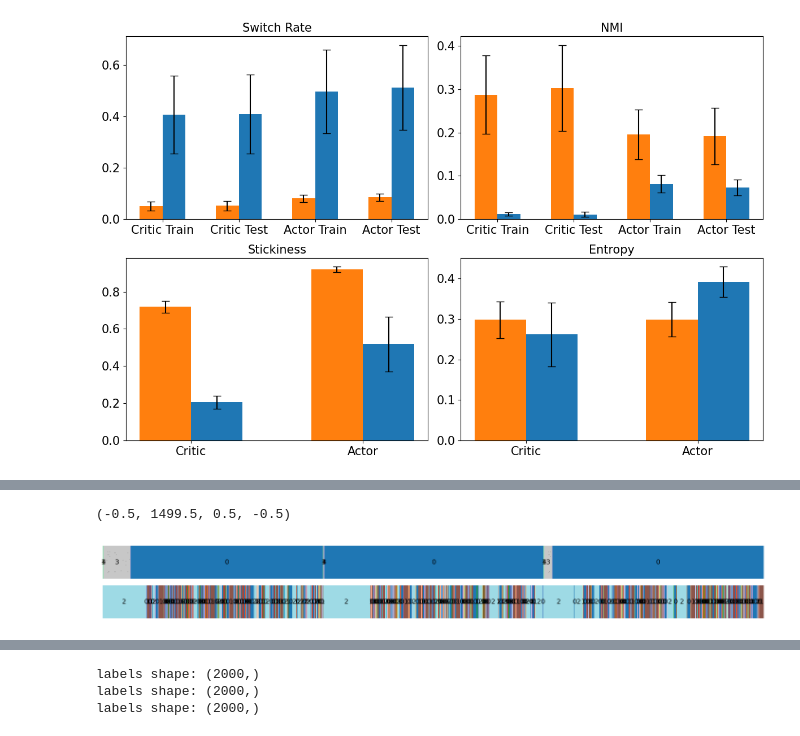
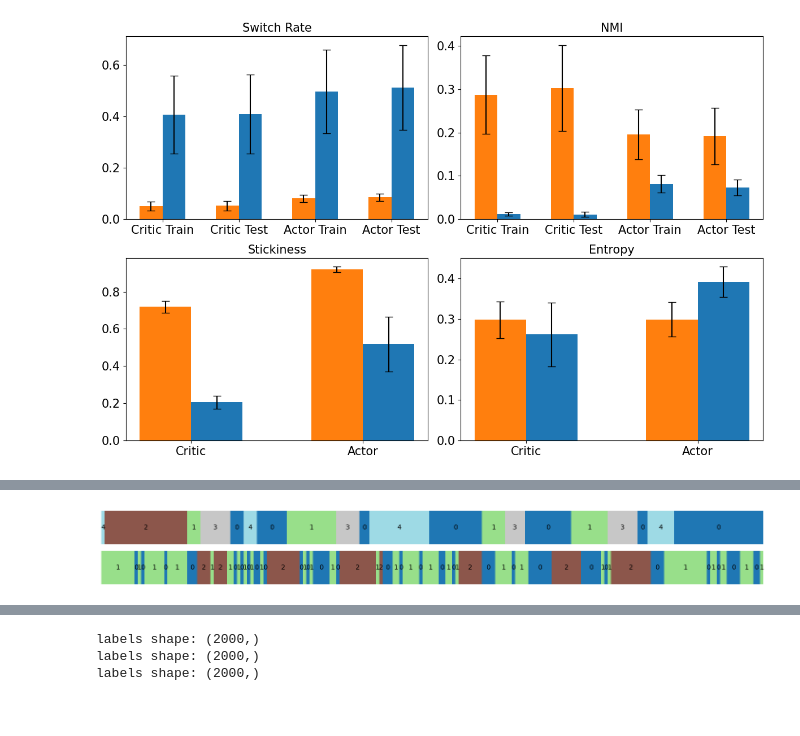
Before and after one commit to NeuroAIHub/EISep, a Jupyter notebook: docs/examples/rl_hmm.ipynb, the cells around one changed output, grey strips where cells are left out. Drawn from its saved outputs; the diff is of its cells as text; code cells hidden in the pictures.

```diff
--- a/docs/examples/rl_hmm.ipynb
+++ b/docs/examples/rl_hmm.ipynb
@@ -226,9 +226,17 @@ va: min -0.87, max 0.70,           mean 0.00, std 0.14
 # %%
-fig, ax = plt.subplots(1,1, figsize=(6,4))
+fig, ax = plt.subplots(1,1, figsize=(12,4))
+fontsize = 15
 for i in range(buffer_hidden.shape[1]):
-    ax.plot(buffer_hidden[:, i], label=f'unit {i}')
-ax.set_title(f'Hidden states of {network_name}')
-ax.set_xlabel('Time step')
-ax.set_ylabel('Hidden state value')
-plt.show()
+    ax.plot(buffer_hidden[:100, i], label=f'unit {i}')
+    # print(buffer_hidden[:50,i])
+# ax.set_title(f'Hidden states of {network_name}', fontsize=fontsize)
+ax.set_xlabel('Time step', fontsize=fontsize)
+ax.set_ylabel('Hidden state value', fontsize=fontsize)
+# ax.legend()
+plt.tight_layout()
+# plt.show()
+path = f'./rl/output/lunarlander/simple_{simple_type}_ei_{ei_type}/critic_{critic_lr}_actor_{actor_lr}/{configuration}_hidden_activity_{network_name}.png'
+os.makedirs(os.path.dirname(path), exist_ok=True)
+plt.savefig(path, dpi=400)
+print(path)
 # %% [output]
@@ -291,27 +300,38 @@ hmm_labels, hmm_post, hmm_model, hmm_scaler, hmm_lengths = fit_hmm_gaussian(
 from rl.rl_util import tag_lunar_lander_phases_batch_2
 buffer_phase = tag_lunar_lander_phases_batch_2(buffer_state, buffer_action, buffer_done)  # [L,]
 n_phase = buffer_phase.max()+1
+print(n_phase)
 print("HMM labels shape:", hmm_labels.shape, hmm_post.shape, len(hmm_lengths) )
 print(hmm_lengths)
 fig, ax = plt.subplots(2,1, figsize=(18,2))
 si = 0
-ei = 1500
+ei = 200
+hmm_label_present = hmm_labels[si:ei]
+buffer_phase_present = buffer_phase[si:ei]
 ax[0].imshow(hmm_labels[np.newaxis, si:ei], aspect='auto', cmap='tab20', vmin=0, vmax=n_components-1)
-ax[1].imshow(buffer_phase[np.newaxis, si:ei], aspect='auto', cmap='tab20', vmin=0, vmax=n_phase-1)
-print(hmm_labels[si:ei])
+ax[1].imshow(buffer_phase[np.newaxis, si:ei], aspect='auto', cmap='tab20', vmin=0, vmax=n_components-1)
+# print(hmm_labels[si:ei])
 print(buffer_phase[si:ei])
-boundaries = np.where(np.diff(hmm_labels[si:ei]))[0]+1
-phase_boundaries = np.where(np.diff(buffer_phase[si:ei]))[0]+1
-print(boundaries)
-zero_plus_boundaries = np.concatenate(([si], boundaries, [ei]))
-zero_plus_phase_boundaries = np.concatenate(([si], phase_boundaries, [ei]))
-print(zero_plus_boundaries)
-centers = (zero_plus_boundaries[:-1] + zero_plus_boundaries[1:]) / 2
-phase_centers = (zero_plus_phase_boundaries[:-1] + zero_plus_phase_boundaries[1:]) / 2
+boundaries = np.where(np.diff(hmm_label_present))[0]+1
+phase_boundaries = np.where(np.diff(buffer_phase_present))[0]+1
+# print(boundaries)
+print(phase_boundaries)
+zero_plus_boundaries = np.concatenate(([0], boundaries, [ei-si]))
+zero_plus_phase_boundaries = np.concatenate(([0], phase_boundaries, [ei-si]))
+# print(zero_plus_boundaries)
+print(zero_plus_phase_boundaries)
+centers = (zero_plus_boundaries[:-1] + zero_plus_boundaries[1:]) / 2 - 0.5
+phase_centers = (zero_plus_phase_boundaries[:-1] + zero_plus_phase_boundaries[1:]) / 2 - 0.5
 for i, c in enumerate(centers):
-    ax[0].text(c, 0, hmm_labels[zero_plus_boundaries[i]], color='k', ha='center', va='center')
+    ax[0].text(c, 0, hmm_label_present[zero_plus_boundaries[i]], color='k', ha='center', va='center')
 for i, c in enumerate(phase_centers):
-    ax[1].text(c, 0, buffer_phase[zero_plus_phase_boundaries[i]], color='k', ha='center', va='center')
+    ax[1].text(c, 0, buffer_phase_present[zero_plus_phase_boundaries[i]], color='k', ha='center', va='center')
 ax[0].axis('off')
 ax[1].axis('off')
+# ax[0].set_xlim(0, ei - si)
+# ax[1].set_xlim(0, ei - si)
+path = f'./rl/output/lunarlander/simple_{simple_type}_ei_{ei_type}/critic_{critic_lr}_actor_{actor_lr}/{configuration}_hmm_phase_comparison_{network_name}.png'
+os.makedirs(os.path.dirname(path), exist_ok=True)
+plt.savefig(path, dpi=400)
+print(path)
 # %% [output]
@@ -324,5 +356,4 @@ HMM labels shape: (10000,) (10000, 5) 20
-(-0.5, 1499.5, 0.5, -0.5)
-[figure, old version]
+[figure, new version]
 # %%
 ## split train and test and calculate the score
 zero_plus_boundaries = np.cumsum(hmm_lengths)
```
Also changed, not shown: parts of 9 cells of this notebook, 2 other files.
